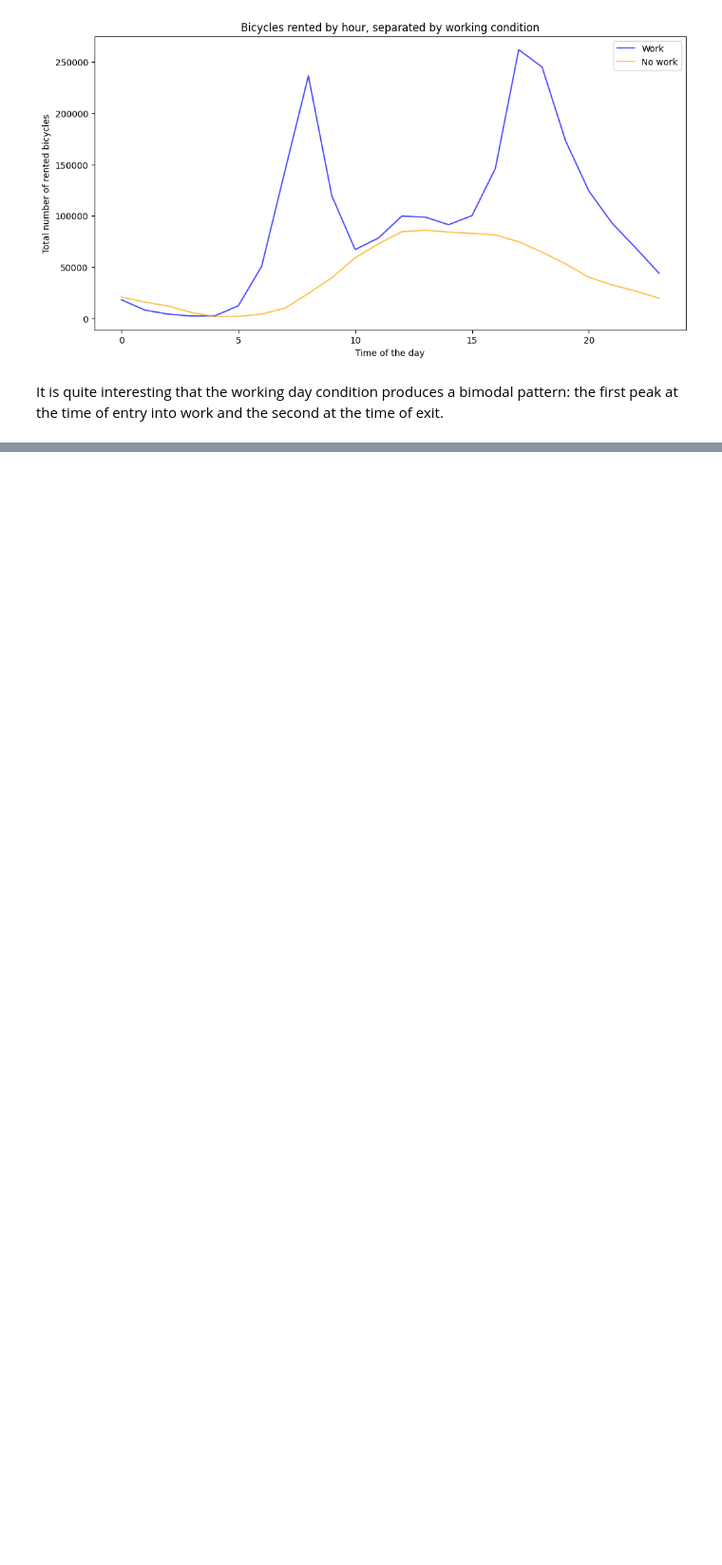
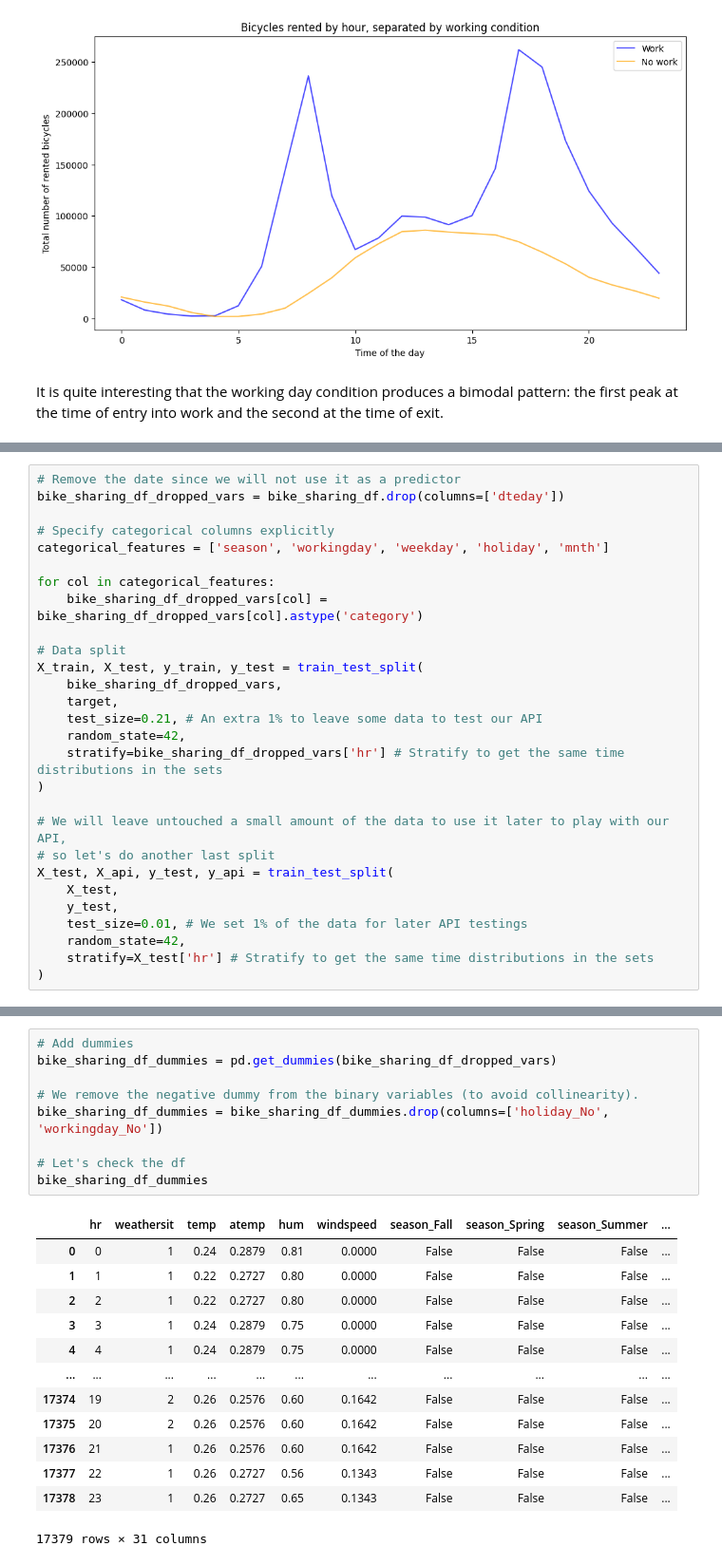
Before and after one commit to jospablo777/ml_model_api, a Jupyter notebook: notebooks/eda_and_toy_model.ipynb, the cells around one changed output, grey strips where cells are left out. Shown: that part at 95% size. Drawn from its saved outputs; the diff is of its cells as text; blank space fills up the shorter version.

```diff
--- a/notebooks/eda_and_toy_model.ipynb
+++ b/notebooks/eda_and_toy_model.ipynb
@@ -282,0 +299,28 @@ It is quite interesting that the working day condition produces a bimodal patter
+# %%
+# Remove the date since we will not use it as a predictor
+bike_sharing_df_dropped_vars = bike_sharing_df.drop(columns=['dteday'])
+
+# Specify categorical columns explicitly
+categorical_features = ['season', 'workingday', 'weekday', 'holiday', 'mnth']
+
+for col in categorical_features:
+    bike_sharing_df_dropped_vars[col] = bike_sharing_df_dropped_vars[col].astype('category')
+
+# Data split
+X_train, X_test, y_train, y_test = train_test_split(
+    bike_sharing_df_dropped_vars,
+    target,
+    test_size=0.21, # An extra 1% to leave some data to test our API
+    random_state=42,
+    stratify=bike_sharing_df_dropped_vars['hr'] # Stratify to get the same time distributions in the sets
+)
+
+# We will leave untouched a small amount of the data to use it later to play with our API,
+# so let's do another last split
+X_test, X_api, y_test, y_api = train_test_split(
+    X_test,
+    y_test,
+    test_size=0.01, # We set 1% of the data for later API testings
+    random_state=42,
+    stratify=X_test['hr'] # Stratify to get the same time distributions in the sets
+)
@@ -282,0 +381,23 @@ It is quite interesting that the working day condition produces a bimodal patter
+# %%
+# Add dummies
+bike_sharing_df_dummies = pd.get_dummies(bike_sharing_df_dropped_vars)
+
+# We remove the negative dummy from the binary variables (to avoid collinearity).
+bike_sharing_df_dummies = bike_sharing_df_dummies.drop(columns=['holiday_No', 'workingday_No'])
+
+# Let's check the df
+bike_sharing_df_dummies
+# %% [output]
+|  | hr | weathersit | temp | atemp | hum | windspeed | season_Fall | season_Spring | season_Summer | ... |
+| 0 | 0 | 1 | 0.24 | 0.2879 | 0.81 | 0.0000 | False | False | False | ... |
+| 1 | 1 | 1 | 0.22 | 0.2727 | 0.80 | 0.0000 | False | False | False | ... |
+| 2 | 2 | 1 | 0.22 | 0.2727 | 0.80 | 0.0000 | False | False | False | ... |
+| 3 | 3 | 1 | 0.24 | 0.2879 | 0.75 | 0.0000 | False | False | False | ... |
+| 4 | 4 | 1 | 0.24 | 0.2879 | 0.75 | 0.0000 | False | False | False | ... |
+| ... | ... | ... | ... | ... | ... | ... | ... | ... | ... | ... |
+| 17374 | 19 | 2 | 0.26 | 0.2576 | 0.60 | 0.1642 | False | False | False | ... |
+| 17375 | 20 | 2 | 0.26 | 0.2576 | 0.60 | 0.1642 | False | False | False | ... |
+| 17376 | 21 | 1 | 0.26 | 0.2576 | 0.60 | 0.1642 | False | False | False | ... |
+| 17377 | 22 | 1 | 0.26 | 0.2727 | 0.56 | 0.1343 | False | False | False | ... |
+| 17378 | 23 | 1 | 0.26 | 0.2727 | 0.65 | 0.1343 | False | False | False | ... |
+17379 rows × 31 columns
```
Also changed, not shown: parts of 23 cells of this notebook.
